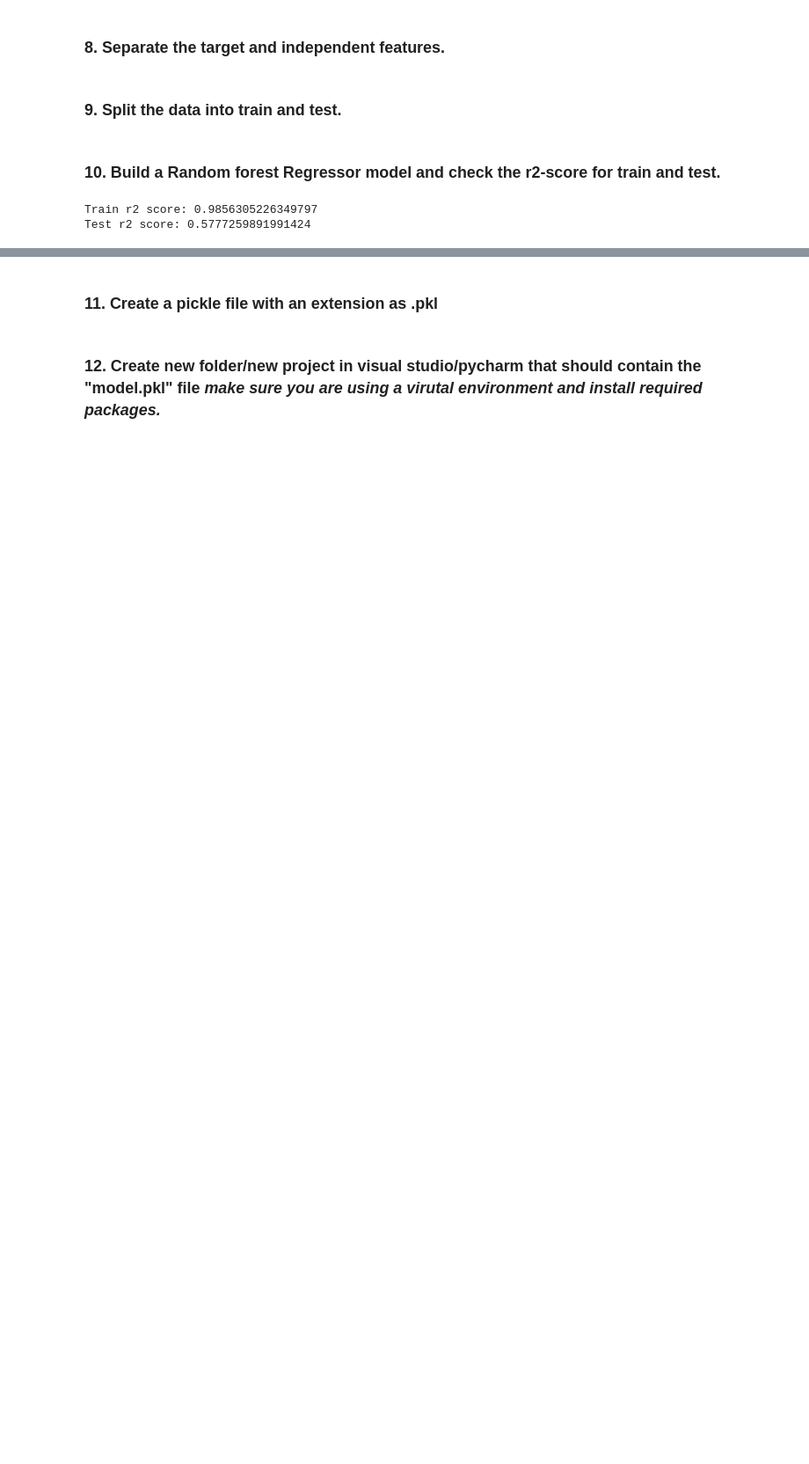
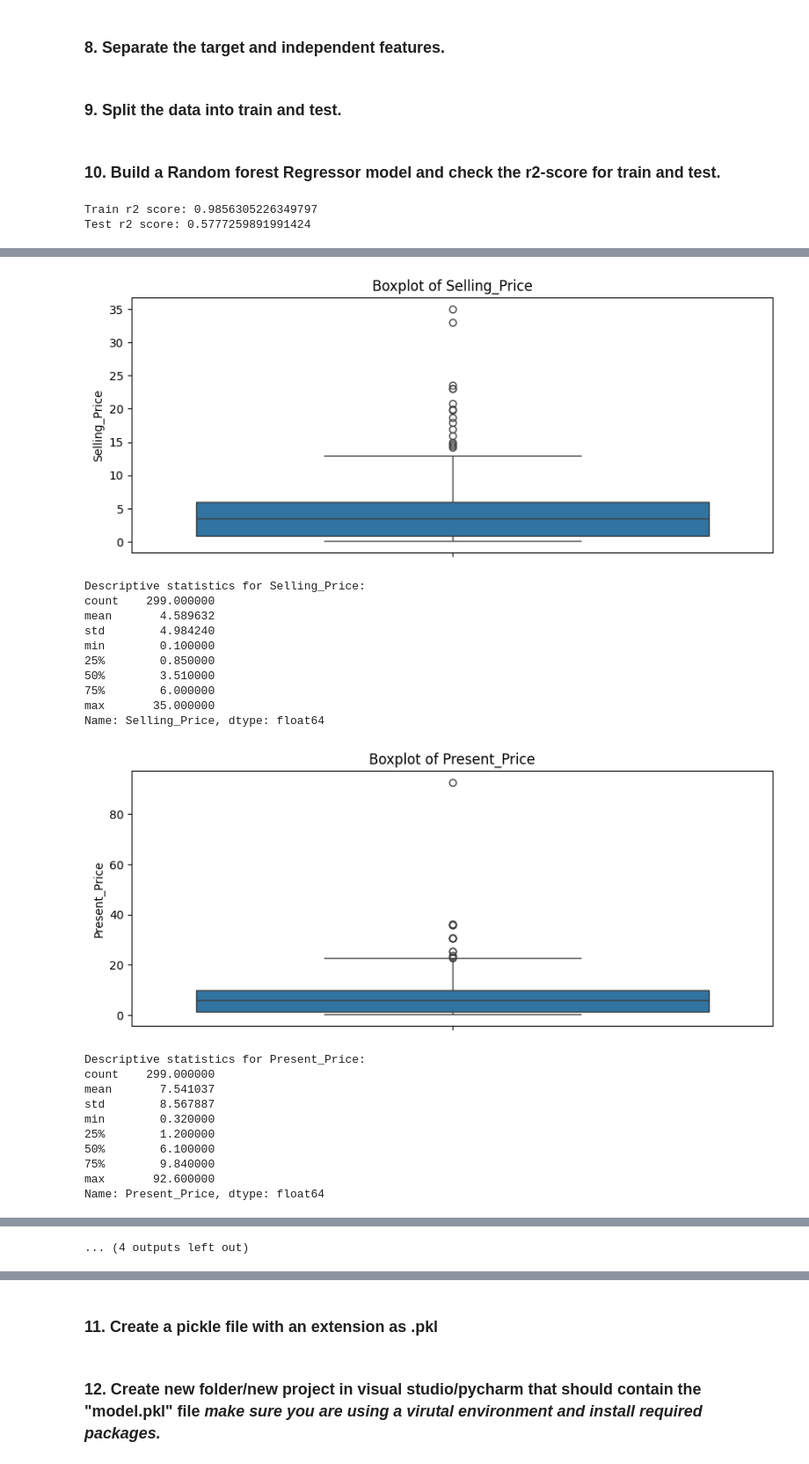
Before and after one commit to harihargithub/Python---LAB-5-due-260324, a Jupyter notebook: Lab 5 Updated.ipynb, the cells around one changed output, grey strips where cells are left out. Shown: that part at 88% size. Drawn from its saved outputs; the diff is of its cells as text; code cells hidden in the pictures; blank space fills up the shorter version.

```diff
--- a/Lab 5 Updated.ipynb
+++ b/Lab 5 Updated.ipynb
@@ -216,0 +258,33 @@ Test r2 score: 0.5777259891991424
+# %%
+# Create a boxplot and print descriptive statistics for each column
+for column in columns:
+    plt.figure(figsize=(10, 4))
+    sns.boxplot(y=final_dataset[column])
+    plt.title(f'Boxplot of {column}')
+    plt.show()
+
+    # Print descriptive statistics
+    print(f'Descriptive statistics for {column}:\n{final_dataset[column].describe()}\n')
+# %% [output]
+[figure, added]
+Descriptive statistics for Selling_Price:
+count    299.000000
+mean       4.589632
+std        4.984240
+min        0.100000
+25%        0.850000
+50%        3.510000
+75%        6.000000
+max       35.000000
+Name: Selling_Price, dtype: float64
+[figure, added]
+Descriptive statistics for Present_Price:
+count    299.000000
+mean       7.541037
+std        8.567887
+min        0.320000
+25%        1.200000
+50%        6.100000
+75%        9.840000
+max       92.600000
+Name: Present_Price, dtype: float64
@@ -216,0 +335 @@ Test r2 score: 0.5777259891991424
+... (4 outputs left out)
```
Also changed, not shown: parts of 14 cells of this notebook, 18 other files.
